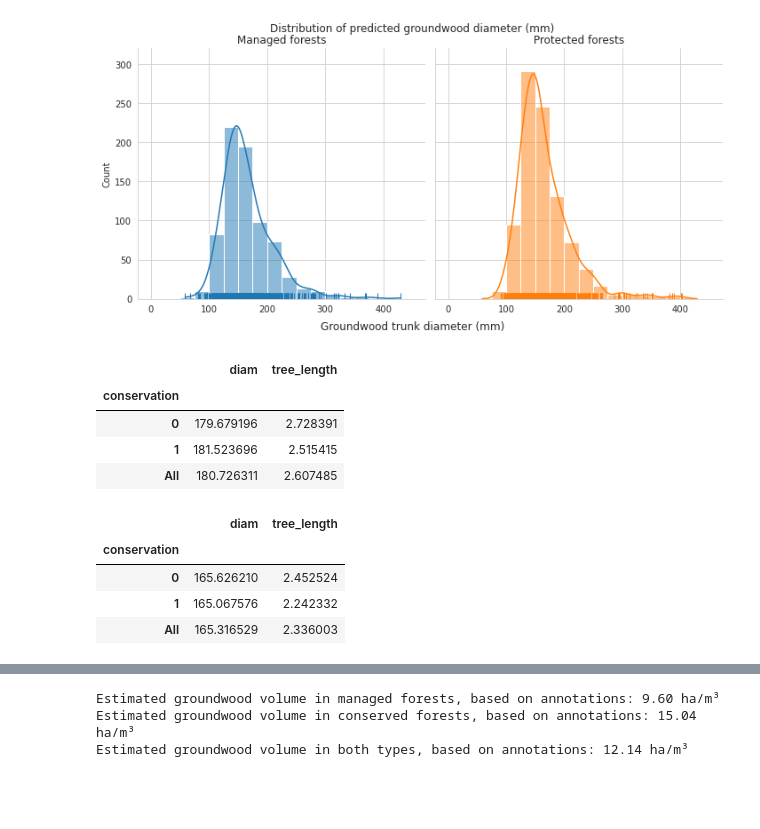
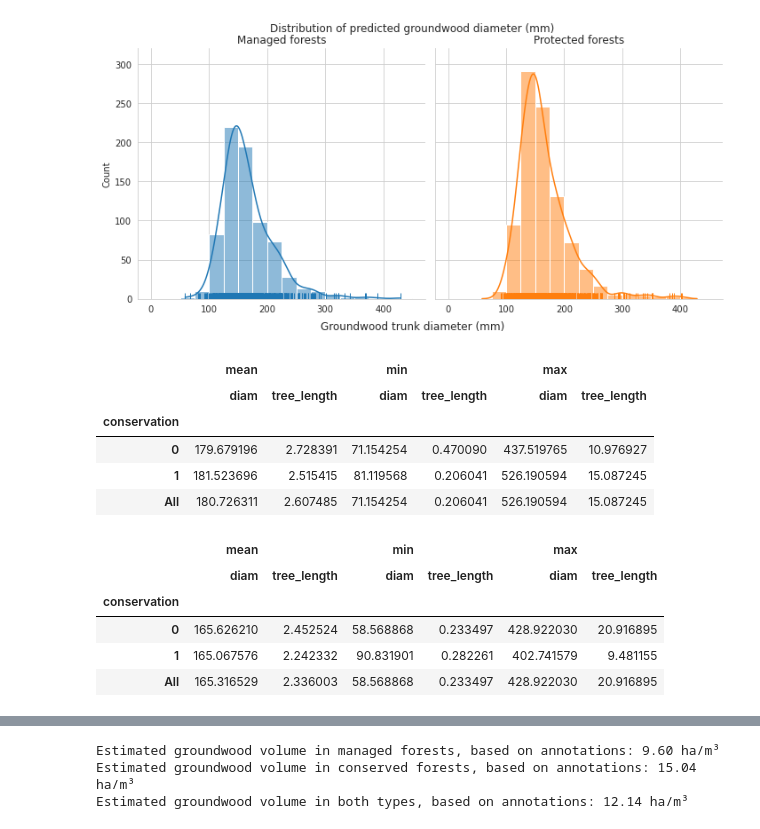
Before and after one commit to mayrajeo/maskrcnn-deadwood, a Jupyter notebook: notebooks/6_result_comparison_with_field_data.ipynb, the cells around one changed output, grey strips where cells are left out. Cells and saved outputs as stored; diff of their text form; code cells hidden in the pictures; blank space fills up the shorter version.

```diff
--- a/notebooks/6_result_comparison_with_field_data.ipynb
+++ b/notebooks/6_result_comparison_with_field_data.ipynb
@@ -243,19 +155,21 @@ plt.show()
 [figure]
 # %%
 anns[anns.layer=='groundwood'].pivot_table(index='conservation', values=['diam', 'tree_length'],
-                                           margins=True, aggfunc='mean')
+                                           margins=True, aggfunc=['mean', 'min', 'max'])
 # %% [output]
-|  | diam | tree_length |
-| conservation |  |  |
-| 0 | 179.679196 | 2.728391 |
-| 1 | 181.523696 | 2.515415 |
-| All | 180.726311 | 2.607485 |
+|  | mean |  | min |  | max |  |
+|  | diam | tree_length | diam | tree_length | diam | tree_length |
+| conservation |  |  |  |  |  |  |
+| 0 | 179.679196 | 2.728391 | 71.154254 | 0.470090 | 437.519765 | 10.976927 |
+| 1 | 181.523696 | 2.515415 | 81.119568 | 0.206041 | 526.190594 | 15.087245 |
+| All | 180.726311 | 2.607485 | 71.154254 | 0.206041 | 526.190594 | 15.087245 |
 # %%
 preds[preds.layer=='groundwood'].pivot_table(index='conservation', values=['diam', 'tree_length'],
-                                           margins=True, aggfunc='mean')
+                                           margins=True, aggfunc=['mean', 'min', 'max'])
 # %% [output]
-|  | diam | tree_length |
-| conservation |  |  |
-| 0 | 165.626210 | 2.452524 |
-| 1 | 165.067576 | 2.242332 |
-| All | 165.316529 | 2.336003 |
+|  | mean |  | min |  | max |  |
+|  | diam | tree_length | diam | tree_length | diam | tree_length |
+| conservation |  |  |  |  |  |  |
+| 0 | 165.626210 | 2.452524 | 58.568868 | 0.233497 | 428.922030 | 20.916895 |
+| 1 | 165.067576 | 2.242332 | 90.831901 | 0.282261 | 402.741579 | 9.481155 |
+| All | 165.316529 | 2.336003 | 58.568868 | 0.233497 | 428.922030 | 20.916895 |
```
Also changed, not shown: parts of 17 cells of this notebook, 6 other files.
